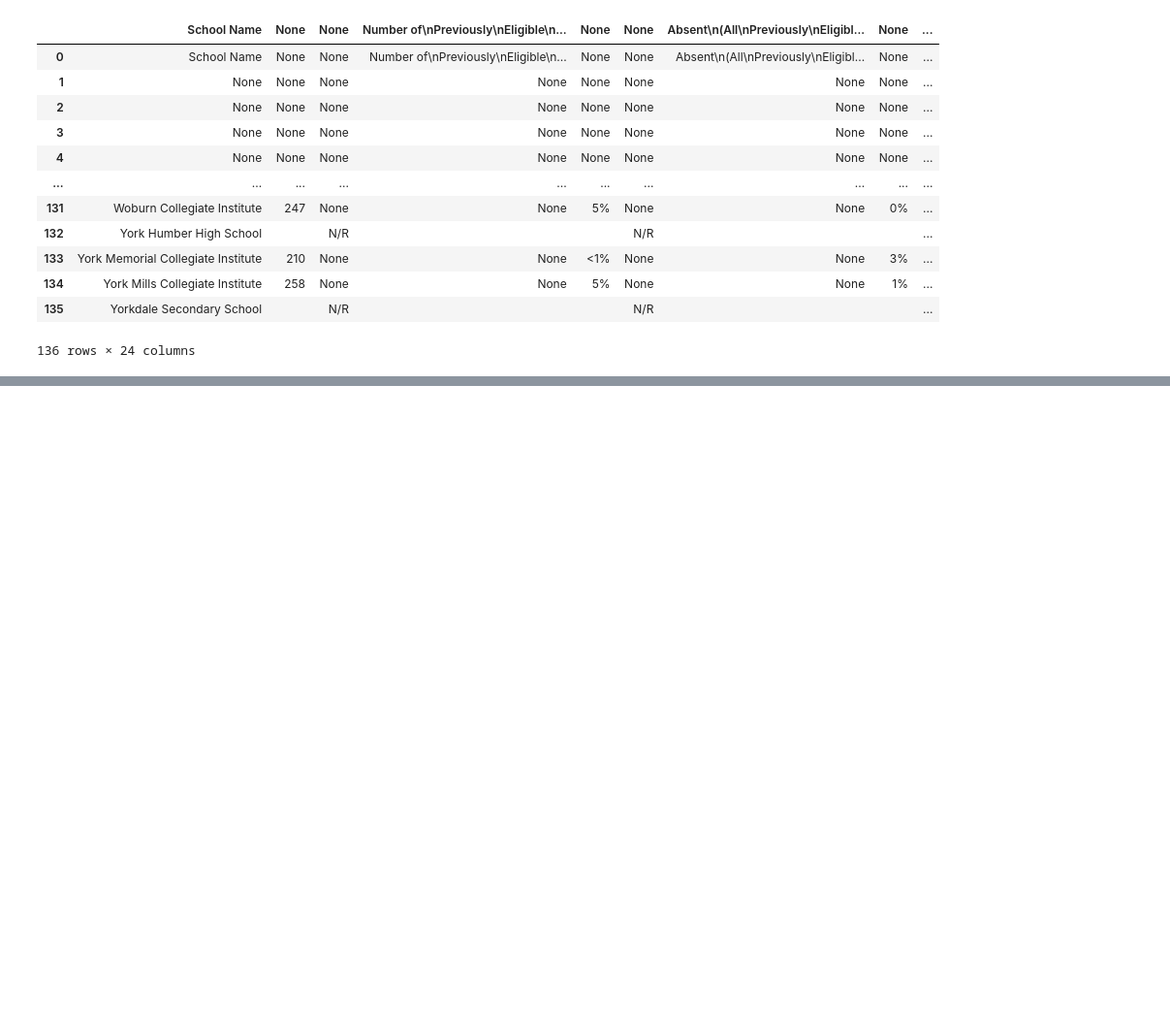
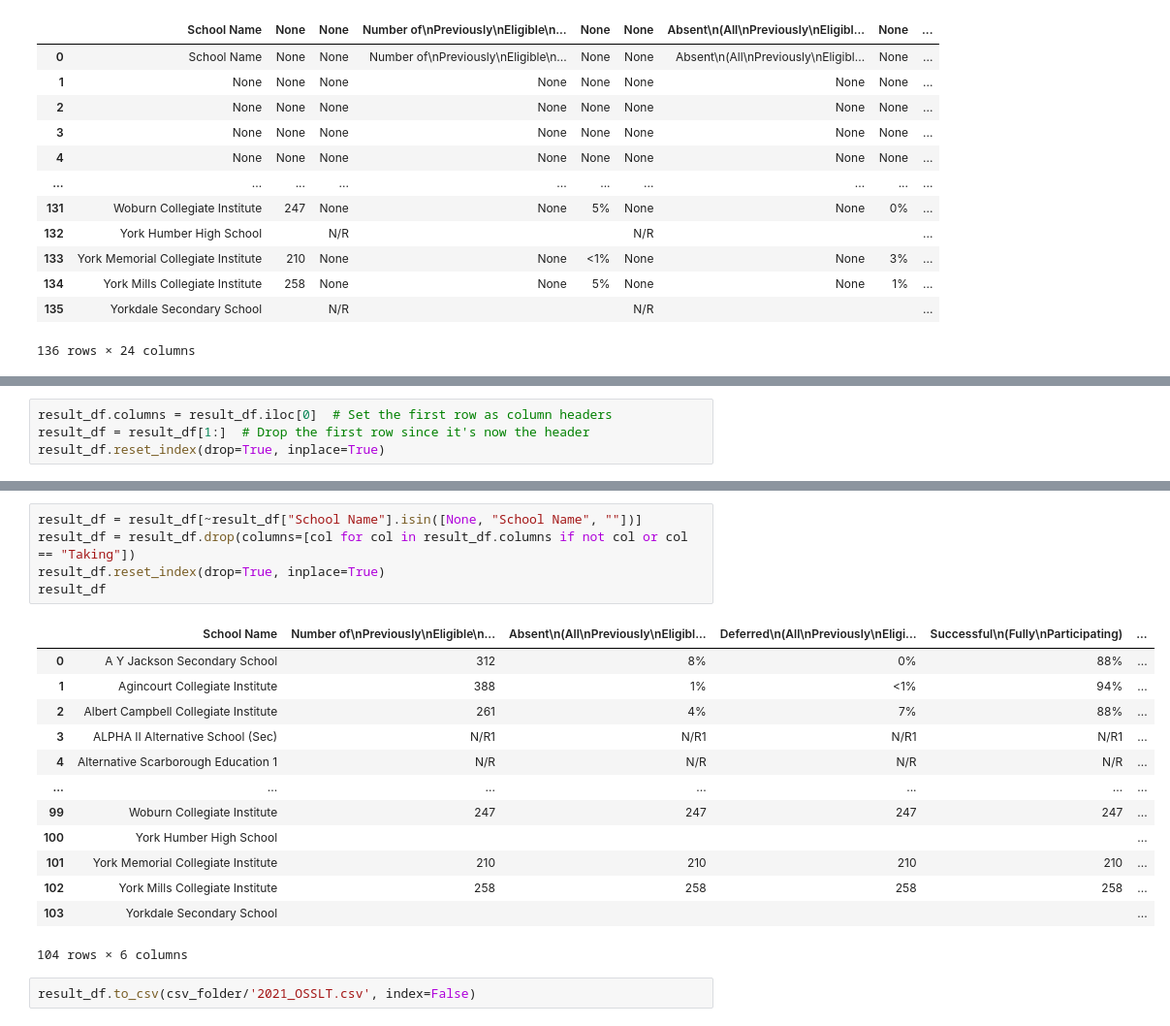
Before and after one commit to sunnyjen/CME358-Final_project, a Jupyter notebook: school_data/school_pdf_to_csv.ipynb, the cells around one changed output, grey strips where cells are left out. Shown at 97% size. Cells and saved outputs as stored; diff of their text form; blank space fills up the shorter version.

```diff
--- a/school_data/school_pdf_to_csv.ipynb
+++ b/school_data/school_pdf_to_csv.ipynb
@@ -88,0 +146,4 @@ final_df
+# %%
+result_df.columns = result_df.iloc[0]  # Set the first row as column headers
+result_df = result_df[1:]  # Drop the first row since it's now the header
+result_df.reset_index(drop=True, inplace=True)
@@ -88,0 +159,21 @@ final_df
+# %%
+result_df = result_df[~result_df["School Name"].isin([None, "School Name", ""])]
+result_df = result_df.drop(columns=[col for col in result_df.columns if not col or col == "Taking"])
+result_df.reset_index(drop=True, inplace=True)
+result_df
+# %% [output]
+|  | School Name | Number of\nPreviously\nEligible\n... | Absent\n(All\nPreviously\nEligibl... | Deferred\n(All\nPreviously\nEligi... | Successful\n(Fully\nParticipating) | ... |
+| 0 | A Y Jackson Secondary School | 312 | 8% | 0% | 88% | ... |
+| 1 | Agincourt Collegiate Institute | 388 | 1% | <1% | 94% | ... |
+| 2 | Albert Campbell Collegiate Institute | 261 | 4% | 7% | 88% | ... |
+| 3 | ALPHA II Alternative School (Sec) | N/R1 | N/R1 | N/R1 | N/R1 | ... |
+| 4 | Alternative Scarborough Education 1 | N/R | N/R | N/R | N/R | ... |
+| ... | ... | ... | ... | ... | ... | ... |
+| 99 | Woburn Collegiate Institute | 247 | 247 | 247 | 247 | ... |
+| 100 | York Humber High School |  |  |  |  | ... |
+| 101 | York Memorial Collegiate Institute | 210 | 210 | 210 | 210 | ... |
+| 102 | York Mills Collegiate Institute | 258 | 258 | 258 | 258 | ... |
+| 103 | Yorkdale Secondary School |  |  |  |  | ... |
+104 rows × 6 columns
+# %%
+result_df.to_csv(csv_folder/'2021_OSSLT.csv', index=False)
```
Also changed, not shown: parts of 3 cells of this notebook, 1 other file.
